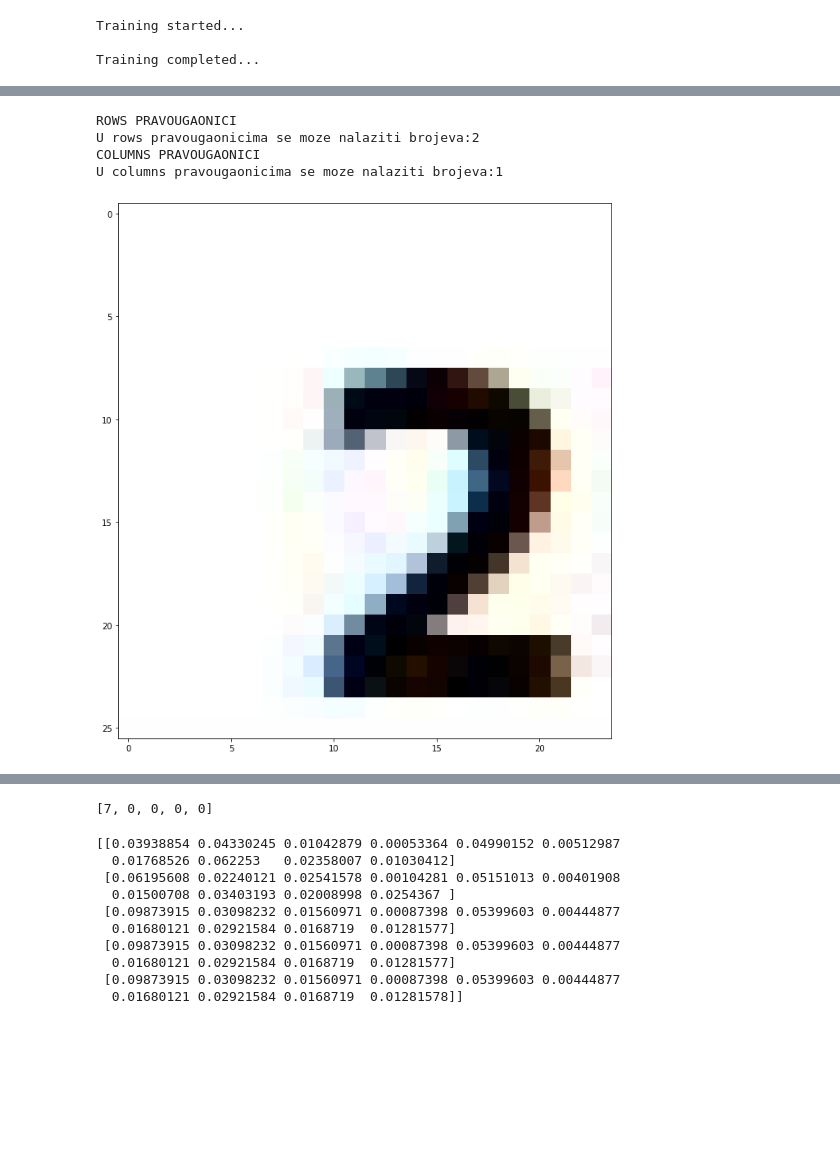
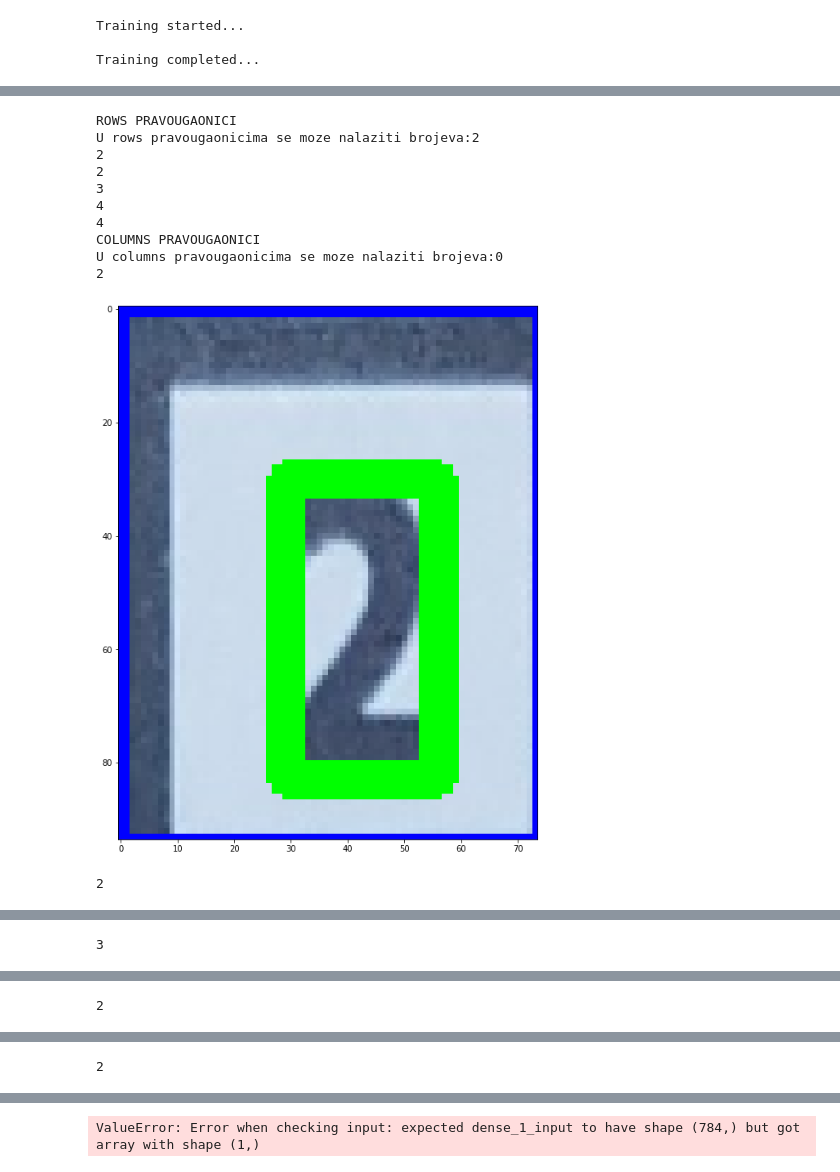
Before and after one commit to djordjeognjenovic97/Nonogram-Solver, a Jupyter notebook: nonogram/nonogram.ipynb, the cells around one changed output, grey strips where cells are left out. Cells and saved outputs as stored; diff of their text form; code cells hidden in the pictures; blank space fills up the shorter version.

```diff
--- a/nonogram/nonogram.ipynb
+++ b/nonogram/nonogram.ipynb
@@ -208,10 +216,13 @@ import math
 # %%
 def select_one_region(image_orig, image_bin):
     contours, hierarchy = cv2.findContours(image_bin.copy(), cv2.RETR_LIST, cv2.CHAIN_APPROX_SIMPLE)
+    print(len(contours))
     for contour in contours:
         x, y, w, h = cv2.boundingRect(contour)
         area = cv2.contourArea(contour)
-        if area > 100 and h < 100 and h > 10 and w > 10:
+        if h < 90 and h > 40 and w > 20 and w<50:
             region = image_bin[y:y+h+1, x:x+w+1]
-            cv2.rectangle(image_orig, (x, y), (x + w, y + h), (0, 255, 0), 2)
+            cv2.rectangle(image_orig, (x, y), (x + w, y + h), (0, 255, 0), 5)
     return image_orig, region
+baha, aha = select_one_region(slikica.copy(),slikicaa)
+display_image(baha)
@@ -253,39 +267,49 @@ columns_regions_array=[]
 brojac=0
 for i in pravougaonici:
     if (brojac>0 and brojac<(korjen-1)):
         rows_pravougaonici.append(i)
     if(brojac%(korjen-1)==0 and brojac>0):
         columns_pravougaonici.append(i)
     brojac=brojac+1
 print("ROWS PRAVOUGAONICI")
 rows_br=int((rows_pravougaonici[0][1][0]-rows_pravougaonici[0][0][0])/(zadnji_pravougaonik[1][0]-zadnji_pravougaonik[0][0]))
 print("U rows pravougaonicima se moze nalaziti brojeva:"+str(rows_br))
 for i in rows_pravougaonici:
     image=img[int(i[0][1]):int(i[2][1]), int(i[0][0]):int(i[1][0])]
     slika = image_bin(image_gray(image))
+    #plt.imshow(image)
     slika_bin=erode(dilate(slika))
-    selektovani_region, broj = select_one_region(image.copy(), slika)
+    selektovani_region, broj = select_one_region(image.copy(), slika_bin)
     resize_broj = resize_region(broj)
     rows_regions_array.append(resize_broj);
     #plt.imshow(image)
     #plt.pause(1)
 print("COLUMNS PRAVOUGAONICI")
 columns_br=int((columns_pravougaonici[0][2][1]-columns_pravougaonici[0][0][1])/(zadnji_pravougaonik[2][1]-zadnji_pravougaonik[0][1]))
 print("U columns pravougaonicima se moze nalaziti brojeva:"+str(columns_br))
 for i in columns_pravougaonici:
-    image=slikica[int(i[0][1])+7:int(i[2][1])-5, int(i[0][0])+7:int(i[1][0])-5]
+    image=img[int(i[0][1]):int(i[2][1]), int(i[0][0]):int(i[1][0])]
+    #image=slikica.copy()
     slika = image_bin(image_gray(image))
     slika_bin=erode(dilate(slika))
-    selektovani_region, broj = select_one_region(image.copy(), slika)
-    #display_image(selektovani_region)
-    resize_broj = resize_region(broj)
-    columns_regions_array.append(resize_broj);
+    #plt.imshow(image)
+    selektovani_region, broj = select_one_region(image.copy(), slika_bin)
+    display_image(selektovani_region)
+    #resize_broj = resize_region(broj)
+    #columns_regions_array.append(resize_broj);
     #plt.imshow(resize_broj)
-    plt.imshow(image)
+    #plt.imshow(image)
     plt.pause(1)
 # %% [output]
 ROWS PRAVOUGAONICI
 U rows pravougaonicima se moze nalaziti brojeva:2
+2
+2
+3
+4
+4
 COLUMNS PRAVOUGAONICI
-U columns pravougaonicima se moze nalaziti brojeva:1
+U columns pravougaonicima se moze nalaziti brojeva:0
+2
-[figure, old version]
+[figure, new version]
+2
@@ -292,0 +317 @@ U columns pravougaonicima se moze nalaziti brojeva:1
+3
@@ -293,0 +319 @@ U columns pravougaonicima se moze nalaziti brojeva:1
+2
@@ -294,0 +321 @@ U columns pravougaonicima se moze nalaziti brojeva:1
+2
@@ -296,20 +323,9 @@ U columns pravougaonicima se moze nalaziti brojeva:1
 # %%
 test_inputs =  prepare_for_ann(columns_regions_array)
 result = ann.predict(np.array(test_inputs, np.float32))
+# %% [output]
+ValueError: Error when checking input: expected dense_1_input to have shape (784,) but got array with shape (1,)
 # %%
 print(display_result(result, alphabet))
-# %% [output]
-[7, 0, 0, 0, 0]
 # %%
 print(result)
-# %% [output]
-[[0.03938854 0.04330245 0.01042879 0.00053364 0.04990152 0.00512987
-  0.01768526 0.062253   0.02358007 0.01030412]
- [0.06195608 0.02240121 0.02541578 0.00104281 0.05151013 0.00401908
-  0.01500708 0.03403193 0.02008998 0.0254367 ]
- [0.09873915 0.03098232 0.01560971 0.00087398 0.05399603 0.00444877
-  0.01680121 0.02921584 0.0168719  0.01281577]
- [0.09873915 0.03098232 0.01560971 0.00087398 0.05399603 0.00444877
-  0.01680121 0.02921584 0.0168719  0.01281577]
- [0.09873915 0.03098232 0.01560971 0.00087398 0.05399603 0.00444877
-  0.01680121 0.02921584 0.0168719  0.01281578]]
```
Also changed, not shown: parts of 7 cells of this notebook, 8 other files.
